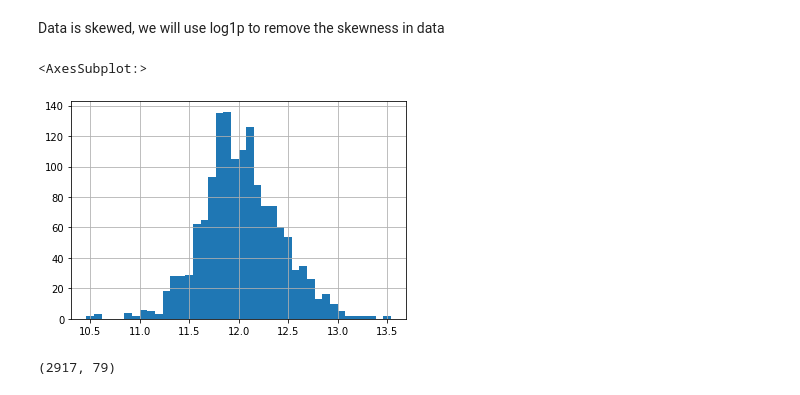
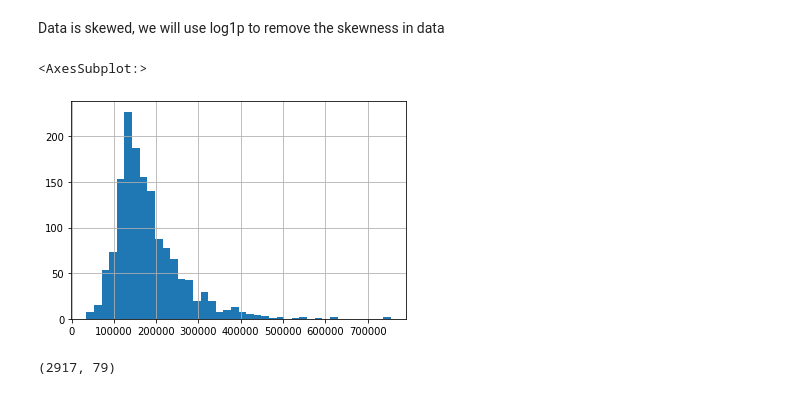
Before and after one commit to Animeshrockn/Housing, a Jupyter notebook: ensembler-model-with-xgb-and-nn.ipynb, the cells around one changed output. Saved outputs shown, nothing was run; the diff lists cells and outputs as text; code cells hidden in the pictures.

```diff
--- a/ensembler-model-with-xgb-and-nn.ipynb
+++ b/ensembler-model-with-xgb-and-nn.ipynb
@@ -95,13 +123,14 @@ train['SalePrice'].hist(bins = 40)
 Data is skewed, we will use log1p to remove the skewness in data
 # %%
 # Adjusting for Skewness
-train["SalePrice"] = np.log1p(train["SalePrice"])
+# train["SalePrice"] = np.log1p(train["SalePrice"])
+train["SalePrice"] = train["SalePrice"]
 y_train = train['SalePrice'].reset_index(drop=True)
 
 train['SalePrice'].hist(bins = 40)
 # %% [output]
 <AxesSubplot:>
-[figure, old version]
+[figure, new version]
 # %%
 # Concat Testing part of both Train and Test and split SalePrice from Train data for Training
 train_data = train.drop(['SalePrice'], axis=1)
```
Also changed, not shown: parts of 19 cells of this notebook, 2 other files.
